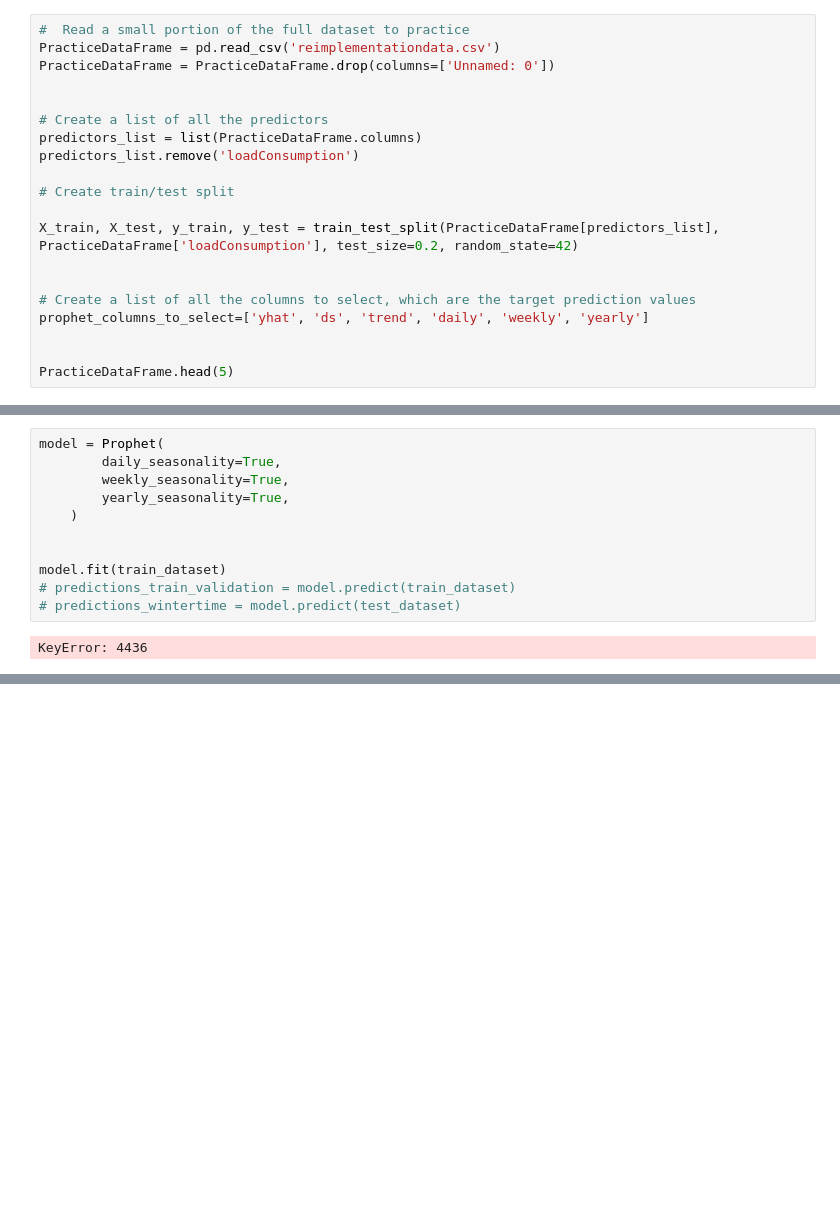
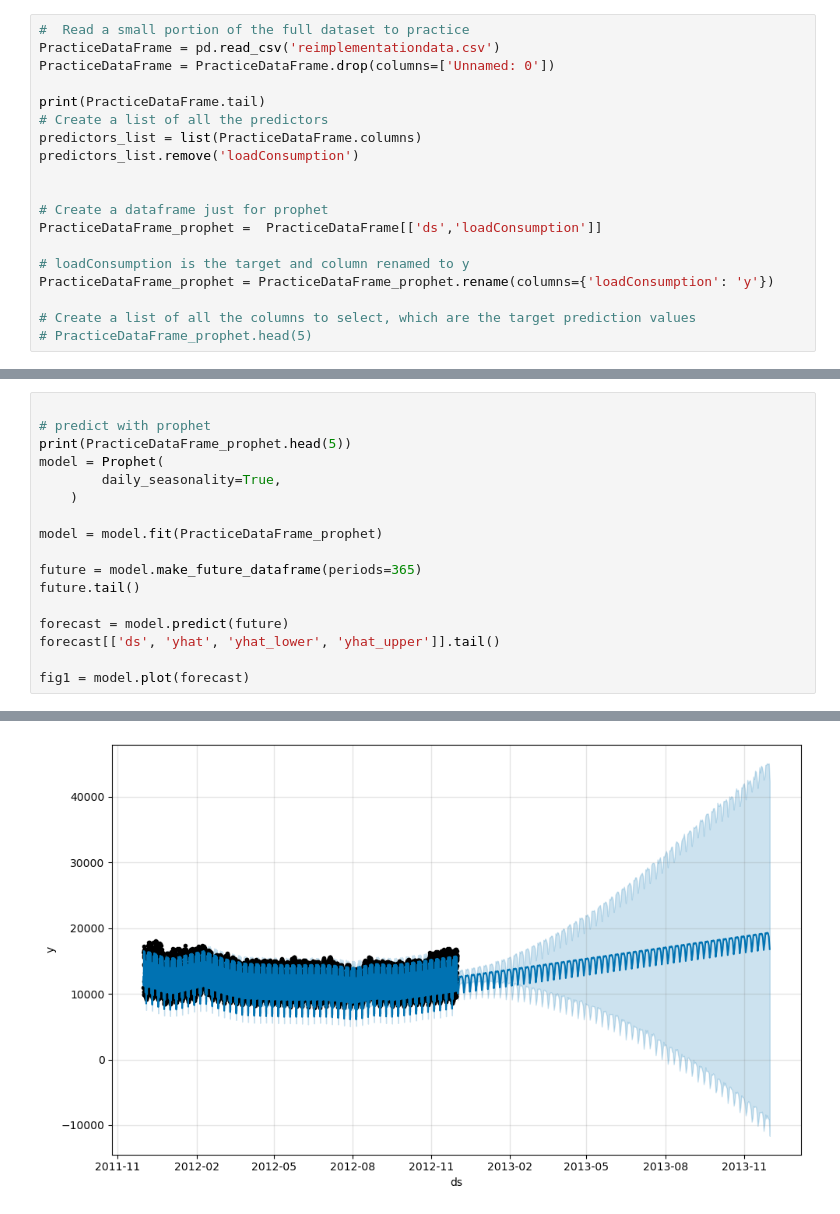
Before and after one commit to rzff/MsCThesisRubenCuriel2024, a Jupyter notebook: CodeReImplementation/reimplementation.ipynb, the cells around one changed output, grey strips where cells are left out. Saved outputs shown, nothing was run; the diff lists cells and outputs as text; blank space fills up the shorter version.

```diff
--- a/CodeReImplementation/reimplementation.ipynb
+++ b/CodeReImplementation/reimplementation.ipynb
@@ -8,19 +12,18 @@ from sklearn.model_selection import train_test_split
 PracticeDataFrame = pd.read_csv('reimplementationdata.csv')
 PracticeDataFrame = PracticeDataFrame.drop(columns=['Unnamed: 0'])
 
-
+print(PracticeDataFrame.tail)
 # Create a list of all the predictors
 predictors_list = list(PracticeDataFrame.columns)
 predictors_list.remove('loadConsumption')
 
-# Create train/test split
 
-X_train, X_test, y_train, y_test = train_test_split(PracticeDataFrame[predictors_list], PracticeDataFrame['loadConsumption'], test_size=0.2, random_state=42)
+# Create a dataframe just for prophet
+PracticeDataFrame_prophet =  PracticeDataFrame[['ds','loadConsumption']]
 
+# loadConsumption is the target and column renamed to y
+PracticeDataFrame_prophet = PracticeDataFrame_prophet.rename(columns={'loadConsumption': 'y'})
 
 # Create a list of all the columns to select, which are the target prediction values
-prophet_columns_to_select=['yhat', 'ds', 'trend', 'daily', 'weekly', 'yearly']
-
-
-PracticeDataFrame.head(5)
+# PracticeDataFrame_prophet.head(5)
 # %% [output]
@@ -34,13 +47,18 @@ PracticeDataFrame.head(5)
-# %%
-model = Prophet(
-        daily_seasonality=True,
-        weekly_seasonality=True,
-        yearly_seasonality=True,
-    )
-
-
-model.fit(train_dataset)
-# predictions_train_validation = model.predict(train_dataset)
-# predictions_wintertime = model.predict(test_dataset)
-# %% [output]
-KeyError: 4436
+# %%
+
+# predict with prophet
+print(PracticeDataFrame_prophet.head(5))
+model = Prophet(
+        daily_seasonality=True,
+    )
+
+model = model.fit(PracticeDataFrame_prophet)
+
+future = model.make_future_dataframe(periods=365)
+future.tail()
+
+forecast = model.predict(future)
+forecast[['ds', 'yhat', 'yhat_lower', 'yhat_upper']].tail()
+
+fig1 = model.plot(forecast)
+# %% [output]
@@ -46,0 +73 @@ KeyError: 4436
+[figure, added]
```
Also changed, not shown: parts of 16 cells of this notebook, 26 other files.
